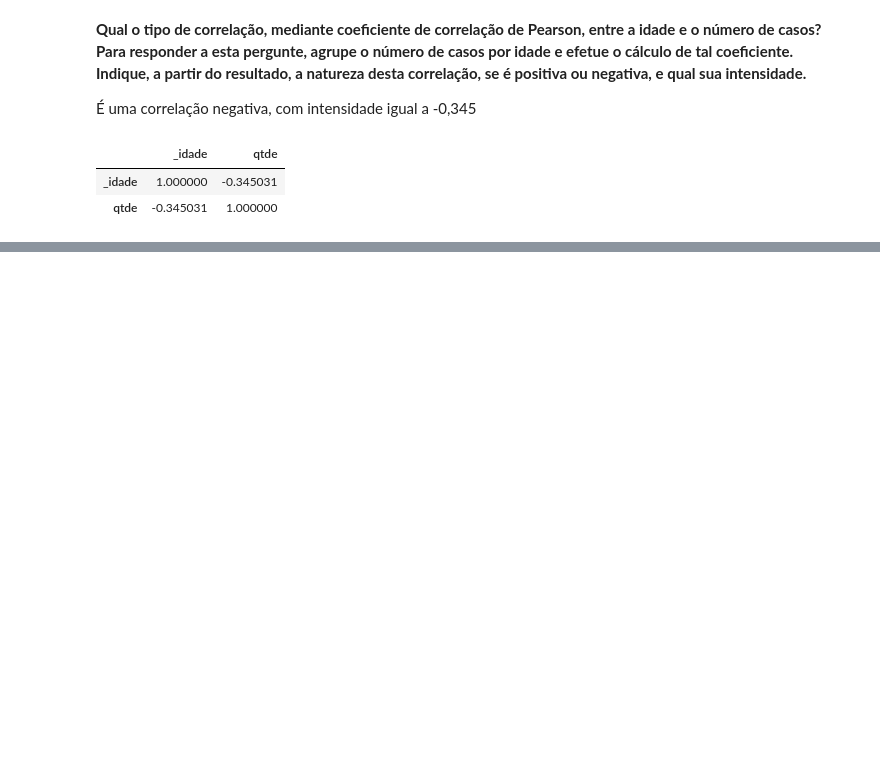
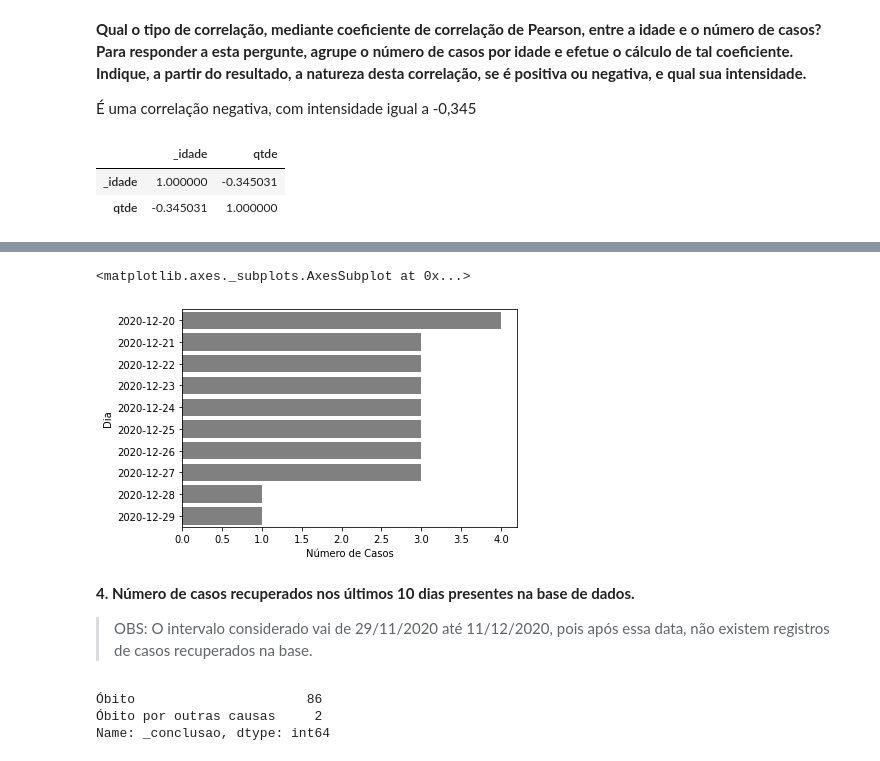
Before and after one commit to migvanderlei/rna-1-2, a Jupyter notebook: rna_covid19_manaus.ipynb, the cells around one changed output, grey strips where cells are left out. Saved outputs shown, nothing was run; the diff lists cells and outputs as text; code cells hidden in the pictures; blank space fills up the shorter version.

```diff
--- a/rna_covid19_manaus.ipynb
+++ b/rna_covid19_manaus.ipynb
@@ -260,0 +313,28 @@ idade.corr()
+# %%
+values_last_10_days = data[data['_dt_notificacao'].isin(last_10_days)]
+values_last_10_days = values_last_10_days['_dt_notificacao'].value_counts().values
+
+df_last_10_days = pd.DataFrame({
+    'Dia': last_10_days,
+    'Número de Casos': values_last_10_days
+})
+# %%
+sns.barplot(data=df_last_10_days, y='Dia', x="Número de Casos", color='gray')
+# %% [output]
+<matplotlib.axes._subplots.AxesSubplot at 0x...>
+[figure, added]
+# %% [markdown]
+**4. Número de casos recuperados nos últimos 10 dias presentes na base de dados.**
+
+
+
+> OBS: O intervalo considerado vai de 29/11/2020 até 11/12/2020, pois após essa data, não existem registros de casos recuperados na base.
+# %%
+values_last_10_days = data[data['_dt_evolucao'].isin(last_10_days)]
+values_last_10_days = values_last_10_days['_conclusao'].value_counts()
+
+values_last_10_days
+# %% [output]
+Óbito                      86
+Óbito por outras causas     2
+Name: _conclusao, dtype: int64
```
Also changed, not shown: parts of 18 cells of this notebook.
